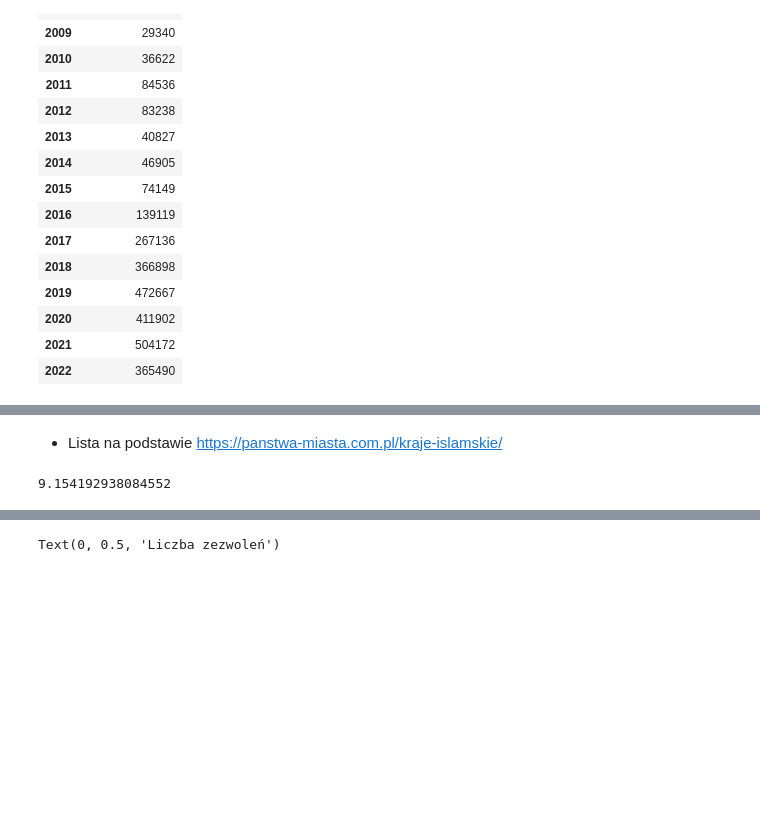
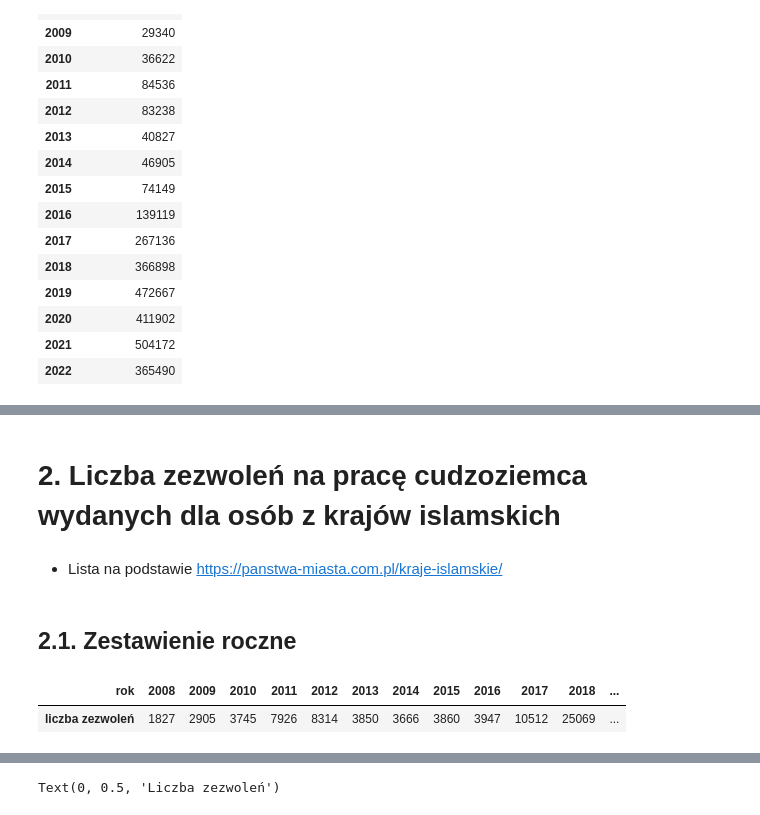
Before and after one commit to sprawdzamzrodla/analiza-zezwolen-na-prace, a Jupyter notebook: 2. Analiza wydanych zezwoleń.ipynb, the cells around one changed output, grey strips where cells are left out. Drawn from its saved outputs; the diff is of its cells as text; code cells hidden in the pictures; blank space fills up the shorter version.

```diff
--- a/2. Analiza wydanych zezwoleń.ipynb
+++ b/2. Analiza wydanych zezwoleń.ipynb
@@ -57,12 +41,17 @@ df
+# %% [markdown]
+# 2. Liczba zezwoleń na pracę cudzoziemca wydanych dla osób z krajów islamskich
 # %% [markdown]
 - Lista na podstawie https://panstwa-miasta.com.pl/kraje-islamskie/
 # %%
 KRAJE_ISLAMSKIE = "Mauretania", "Somalia", "Algieria", "Maroko", "Malediwy", "Komory", "Niger", "Tunezja", "Dżibuti", "Libia", "Gambia", "Sudan", "Mali", "Sierra Leone", "Burkina Faso", "Czad", "Senegal", "Gwinea", "Afganistan", "Iran", "Tadżykistan", "Azerbejdżan", "Jordania", "Jemen", "Pakistan", "Arabia Saudyjska", "Irak", "Turkmenistan", "Bangladesz", "Egipt", "Turcja", "Uzbekistan", "Indonezja", "Oman", "Syria", "Brunei", "Kirgistan", "Katar", "Kuwejt", "Bahrain", "Zjednoczone Emiraty Arabskie", "Kazachstan", "Liban", "Malezja"
 # %%
 df['kraj_arabski'] = df['kraj'].isin(KRAJE_ISLAMSKIE)
+# %% [markdown]
+## 2.1. Zestawienie roczne
 # %%
 _df = df.query('kraj_arabski')
 _df = _df.groupby('rok')['liczba zezwoleń'].sum()
-_df[_df.index > 2015].mean() / _df[_df.index <= 2015].mean()
+_df.to_frame().T
 # %% [output]
-9.154192938084552
+| rok | 2008 | 2009 | 2010 | 2011 | 2012 | 2013 | 2014 | 2015 | 2016 | 2017 | 2018 | ... |
+| liczba zezwoleń | 1827 | 2905 | 3745 | 7926 | 8314 | 3850 | 3666 | 3860 | 3947 | 10512 | 25069 | ... |
```
Also changed, not shown: parts of 7 cells of this notebook.
